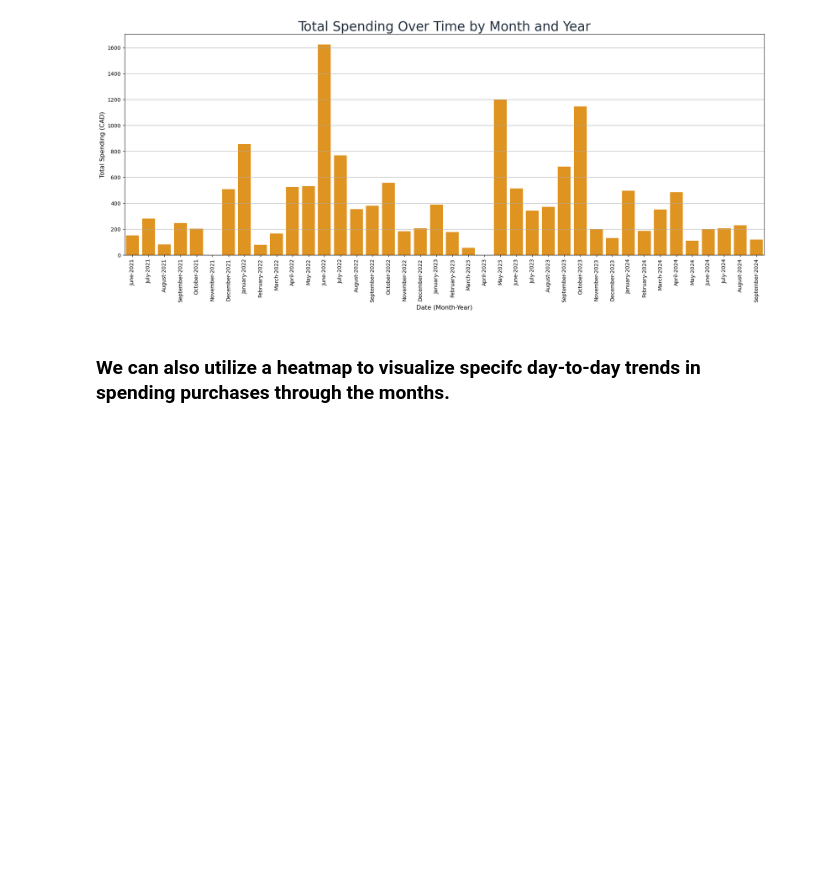
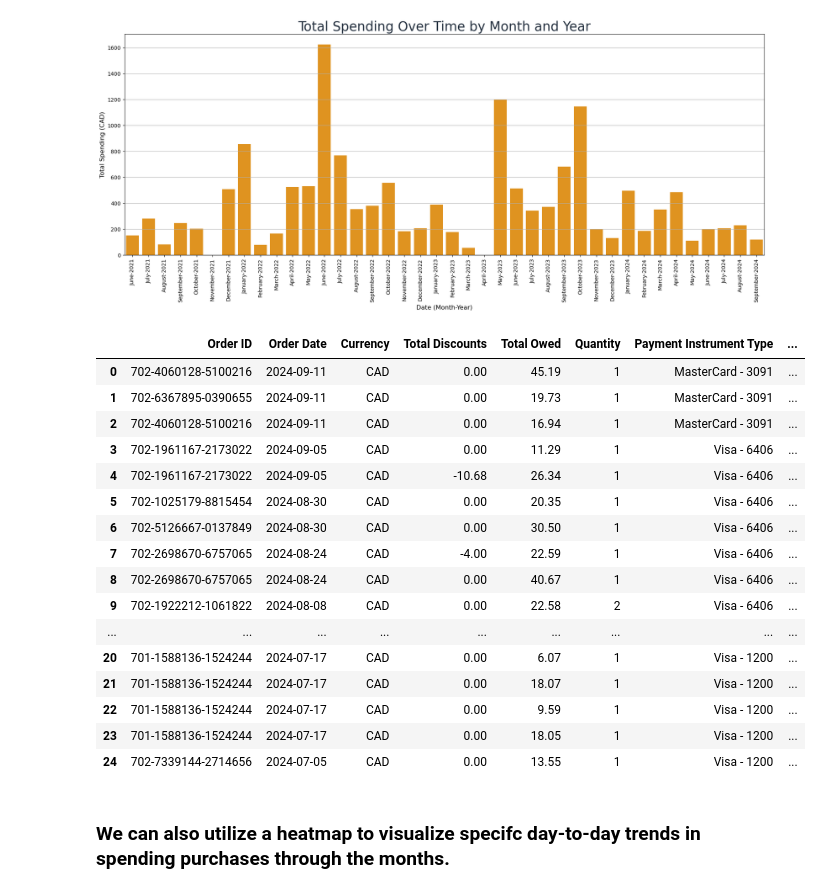
Before and after one commit to Jodi22K/Amazon-Spending-Analytics, a Jupyter notebook: Amazon.ipynb, the cells around one changed output. Cells and saved outputs as stored; diff of their text form; code cells hidden in the pictures; blank space fills up the shorter version.

```diff
--- a/Amazon.ipynb
+++ b/Amazon.ipynb
@@ -209,6 +209,27 @@ plt.tight_layout()
 plt.show()
 # %% [output]
 [figure]
+# %%
+df.head(25
+        )
+# %% [output]
+|  | Order ID | Order Date | Currency | Total Discounts | Total Owed | Quantity | Payment Instrument Type | ... |
+| 0 | 702-4060128-5100216 | 2024-09-11 | CAD | 0.00 | 45.19 | 1 | MasterCard - 3091 | ... |
+| 1 | 702-6367895-0390655 | 2024-09-11 | CAD | 0.00 | 19.73 | 1 | MasterCard - 3091 | ... |
+| 2 | 702-4060128-5100216 | 2024-09-11 | CAD | 0.00 | 16.94 | 1 | MasterCard - 3091 | ... |
+| 3 | 702-1961167-2173022 | 2024-09-05 | CAD | 0.00 | 11.29 | 1 | Visa - 6406 | ... |
+| 4 | 702-1961167-2173022 | 2024-09-05 | CAD | -10.68 | 26.34 | 1 | Visa - 6406 | ... |
+| 5 | 702-1025179-8815454 | 2024-08-30 | CAD | 0.00 | 20.35 | 1 | Visa - 6406 | ... |
+| 6 | 702-5126667-0137849 | 2024-08-30 | CAD | 0.00 | 30.50 | 1 | Visa - 6406 | ... |
+| 7 | 702-2698670-6757065 | 2024-08-24 | CAD | -4.00 | 22.59 | 1 | Visa - 6406 | ... |
+| 8 | 702-2698670-6757065 | 2024-08-24 | CAD | 0.00 | 40.67 | 1 | Visa - 6406 | ... |
+| 9 | 702-1922212-1061822 | 2024-08-08 | CAD | 0.00 | 22.58 | 2 | Visa - 6406 | ... |
+| ... | ... | ... | ... | ... | ... | ... | ... | ... |
+| 20 | 701-1588136-1524244 | 2024-07-17 | CAD | 0.00 | 6.07 | 1 | Visa - 1200 | ... |
+| 21 | 701-1588136-1524244 | 2024-07-17 | CAD | 0.00 | 18.07 | 1 | Visa - 1200 | ... |
+| 22 | 701-1588136-1524244 | 2024-07-17 | CAD | 0.00 | 9.59 | 1 | Visa - 1200 | ... |
+| 23 | 701-1588136-1524244 | 2024-07-17 | CAD | 0.00 | 18.05 | 1 | Visa - 1200 | ... |
+| 24 | 702-7339144-2714656 | 2024-07-05 | CAD | 0.00 | 13.55 | 1 | Visa - 1200 | ... |
 # %% [markdown]
 ### We can also utilize a heatmap to visualize specifc day-to-day trends in spending purchases through the months.
 # %%
```
Also changed, not shown: parts of 1 cell of this notebook, 2 other files.
